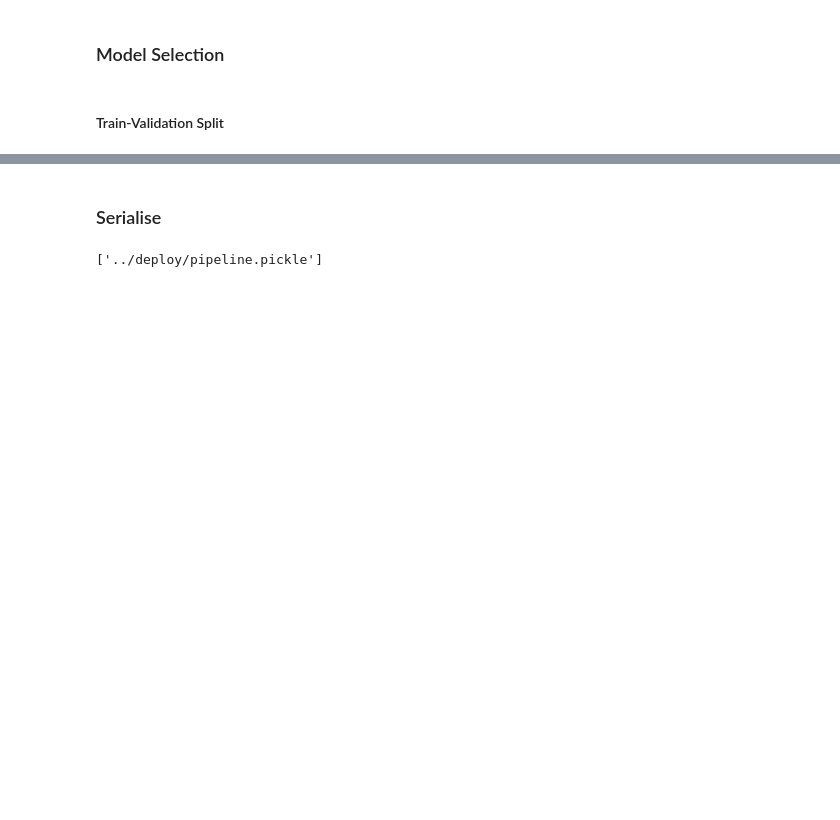
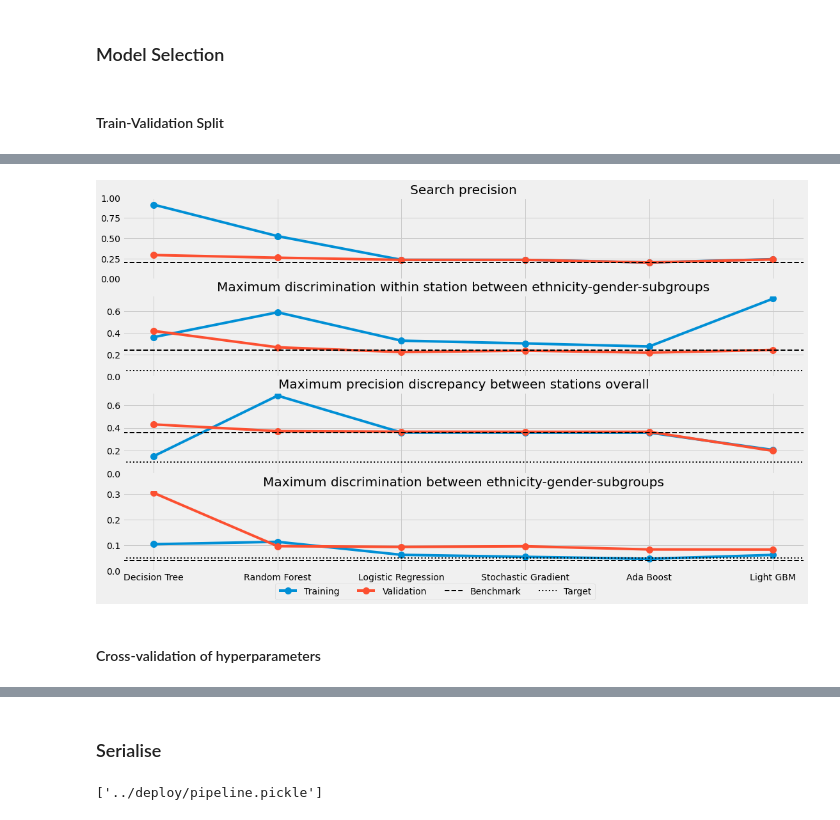
Before and after one commit to felixbrunner/capstone, a Jupyter notebook: notebooks/03_modelling.ipynb, the cells around one changed output, grey strips where cells are left out. Drawn from its saved outputs; the diff is of its cells as text; code cells hidden in the pictures; blank space fills up the shorter version.

```diff
--- a/notebooks/03_modelling.ipynb
+++ b/notebooks/03_modelling.ipynb
@@ -765,0 +345,6 @@ classification_report(y, authorised, output_dict=True)
+# %%
+src.plots.make_evaluation_plot()
+# %% [output]
+[figure, added]
+# %% [markdown]
+#### Cross-validation of hyperparameters
```
Also changed, not shown: parts of 80 cells of this notebook, 10 other files.
